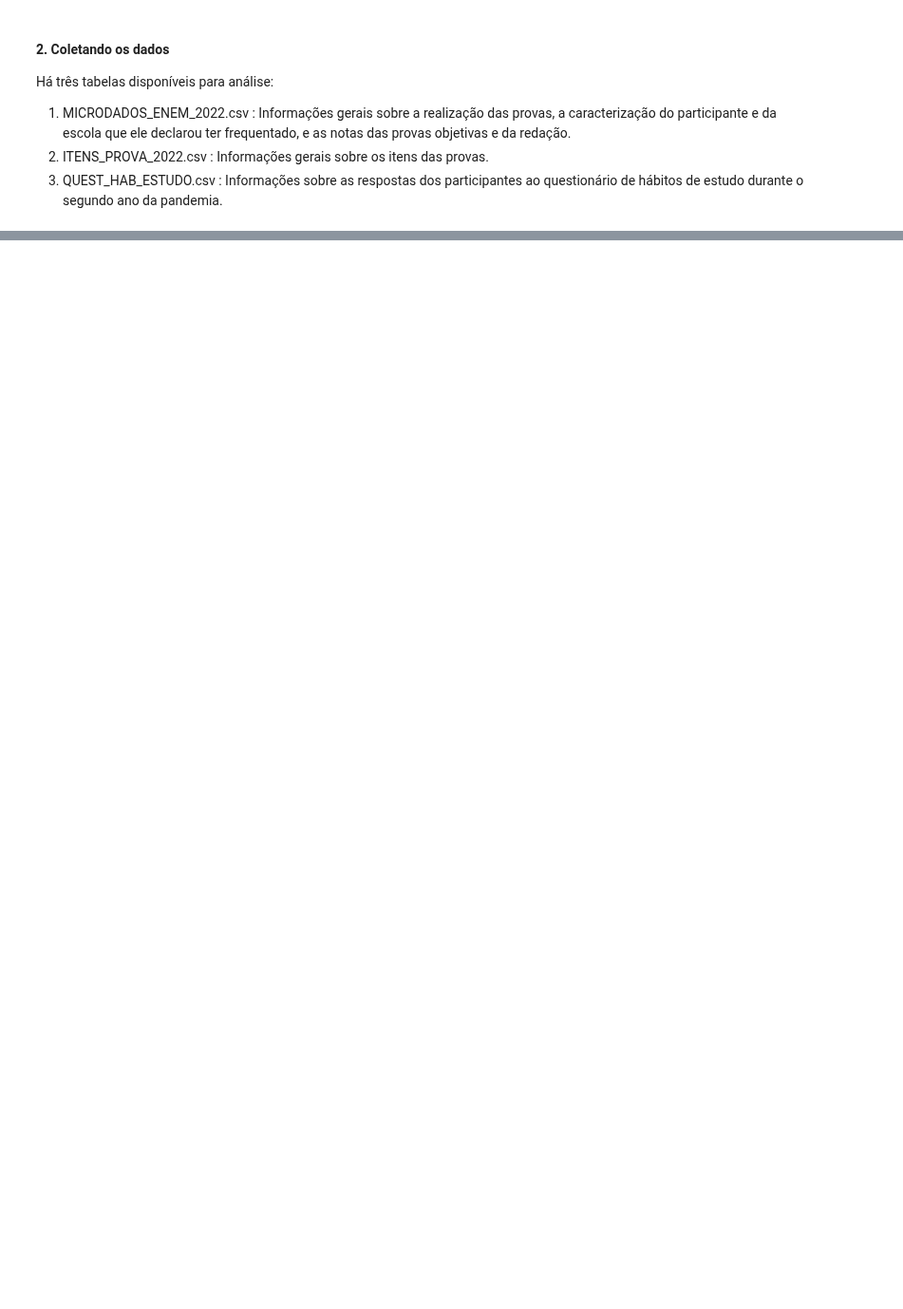
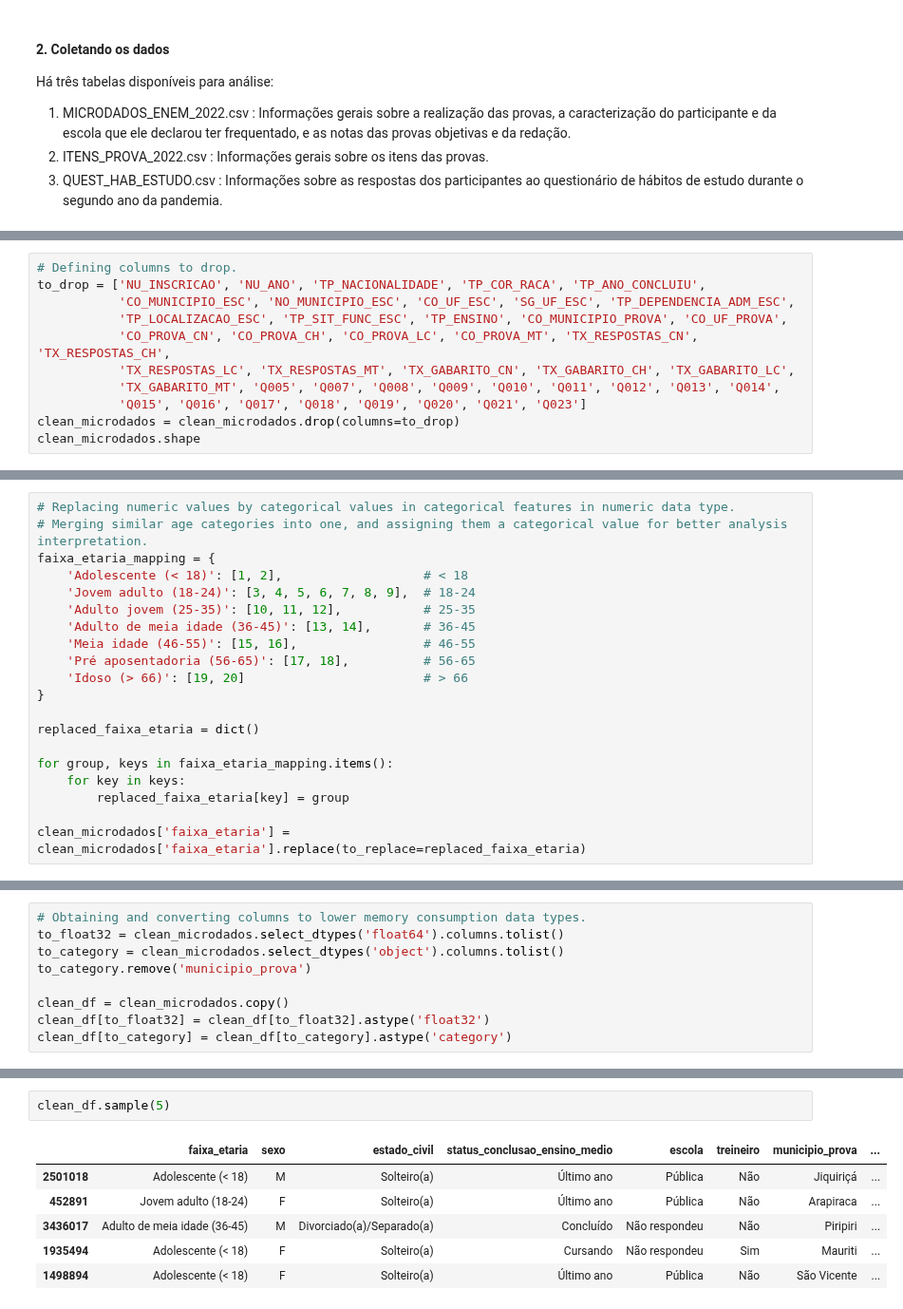
Before and after one commit to allmeidaapedro/Enem-Analysis, a Jupyter notebook: eda.ipynb, the cells around one changed output, grey strips where cells are left out. Shown at 95% size. Saved outputs shown, nothing was run; the diff lists cells and outputs as text; blank space fills up the shorter version.

```diff
--- a/eda.ipynb
+++ b/eda.ipynb
@@ -32,0 +251,11 @@ Há três tabelas disponíveis para análise:
+# %%
+# Defining columns to drop.
+to_drop = ['NU_INSCRICAO', 'NU_ANO', 'TP_NACIONALIDADE', 'TP_COR_RACA', 'TP_ANO_CONCLUIU',
+           'CO_MUNICIPIO_ESC', 'NO_MUNICIPIO_ESC', 'CO_UF_ESC', 'SG_UF_ESC', 'TP_DEPENDENCIA_ADM_ESC',
+           'TP_LOCALIZACAO_ESC', 'TP_SIT_FUNC_ESC', 'TP_ENSINO', 'CO_MUNICIPIO_PROVA', 'CO_UF_PROVA',
+           'CO_PROVA_CN', 'CO_PROVA_CH', 'CO_PROVA_LC', 'CO_PROVA_MT', 'TX_RESPOSTAS_CN', 'TX_RESPOSTAS_CH',
+           'TX_RESPOSTAS_LC', 'TX_RESPOSTAS_MT', 'TX_GABARITO_CN', 'TX_GABARITO_CH', 'TX_GABARITO_LC',
+           'TX_GABARITO_MT', 'Q005', 'Q007', 'Q008', 'Q009', 'Q010', 'Q011', 'Q012', 'Q013', 'Q014',
+           'Q015', 'Q016', 'Q017', 'Q018', 'Q019', 'Q020', 'Q021', 'Q023']
+clean_microdados = clean_microdados.drop(columns=to_drop)
+clean_microdados.shape
@@ -32,0 +288,20 @@ Há três tabelas disponíveis para análise:
+# %%
+# Replacing numeric values by categorical values in categorical features in numeric data type.
+# Merging similar age categories into one, and assigning them a categorical value for better analysis interpretation.
+faixa_etaria_mapping = {
+    'Adolescente (< 18)': [1, 2],                   # < 18
+    'Jovem adulto (18-24)': [3, 4, 5, 6, 7, 8, 9],  # 18-24
+    'Adulto jovem (25-35)': [10, 11, 12],           # 25-35
+    'Adulto de meia idade (36-45)': [13, 14],       # 36-45
+    'Meia idade (46-55)': [15, 16],                 # 46-55
+    'Pré aposentadoria (56-65)': [17, 18],          # 56-65
+    'Idoso (> 66)': [19, 20]                        # > 66
+}
+
+replaced_faixa_etaria = dict()
+
+for group, keys in faixa_etaria_mapping.items():
+    for key in keys:
+        replaced_faixa_etaria[key] = group
+
+clean_microdados['faixa_etaria'] = clean_microdados['faixa_etaria'].replace(to_replace=replaced_faixa_etaria)
@@ -32,0 +408,9 @@ Há três tabelas disponíveis para análise:
+# %%
+# Obtaining and converting columns to lower memory consumption data types.
+to_float32 = clean_microdados.select_dtypes('float64').columns.tolist()
+to_category = clean_microdados.select_dtypes('object').columns.tolist()
+to_category.remove('municipio_prova')
+
+clean_df = clean_microdados.copy()
+clean_df[to_float32] = clean_df[to_float32].astype('float32')
+clean_df[to_category] = clean_df[to_category].astype('category')
@@ -32,0 +437,9 @@ Há três tabelas disponíveis para análise:
+# %%
+clean_df.sample(5)
+# %% [output]
+|  | faixa_etaria | sexo | estado_civil | status_conclusao_ensino_medio | escola | treineiro | municipio_prova | ... |
+| 2501018 | Adolescente (< 18) | M | Solteiro(a) | Último ano | Pública | Não | Jiquiriçá | ... |
+| 452891 | Jovem adulto (18-24) | F | Solteiro(a) | Último ano | Pública | Não | Arapiraca | ... |
+| 3436017 | Adulto de meia idade (36-45) | M | Divorciado(a)/Separado(a) | Concluído | Não respondeu | Não | Piripiri | ... |
+| 1935494 | Adolescente (< 18) | F | Solteiro(a) | Cursando | Não respondeu | Sim | Mauriti | ... |
+| 1498894 | Adolescente (< 18) | F | Solteiro(a) | Último ano | Pública | Não | São Vicente | ... |
```
Also changed, not shown: parts of 33 cells of this notebook, 1 other file.
